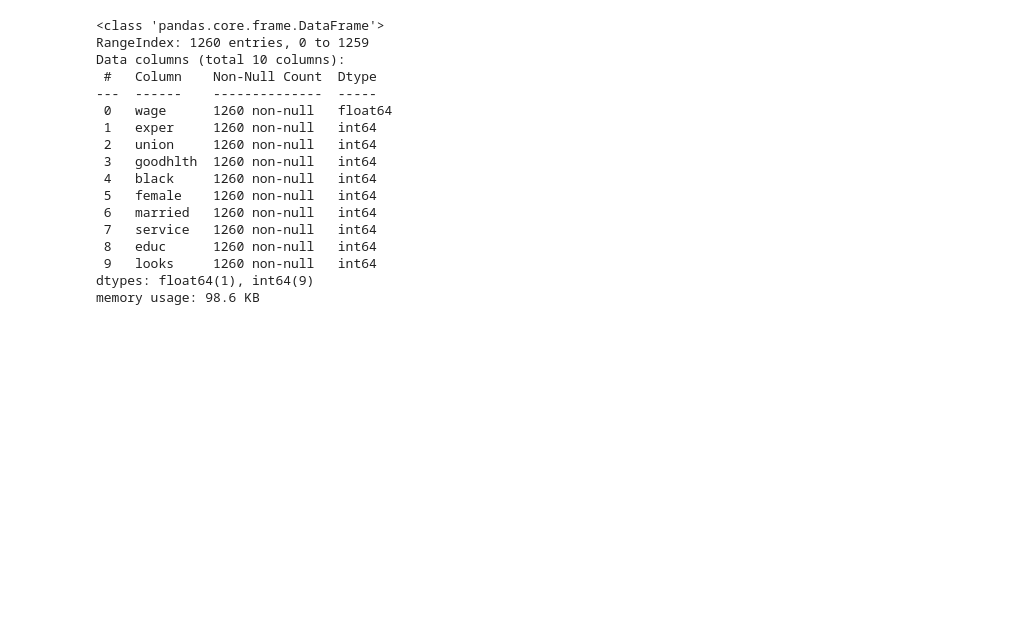
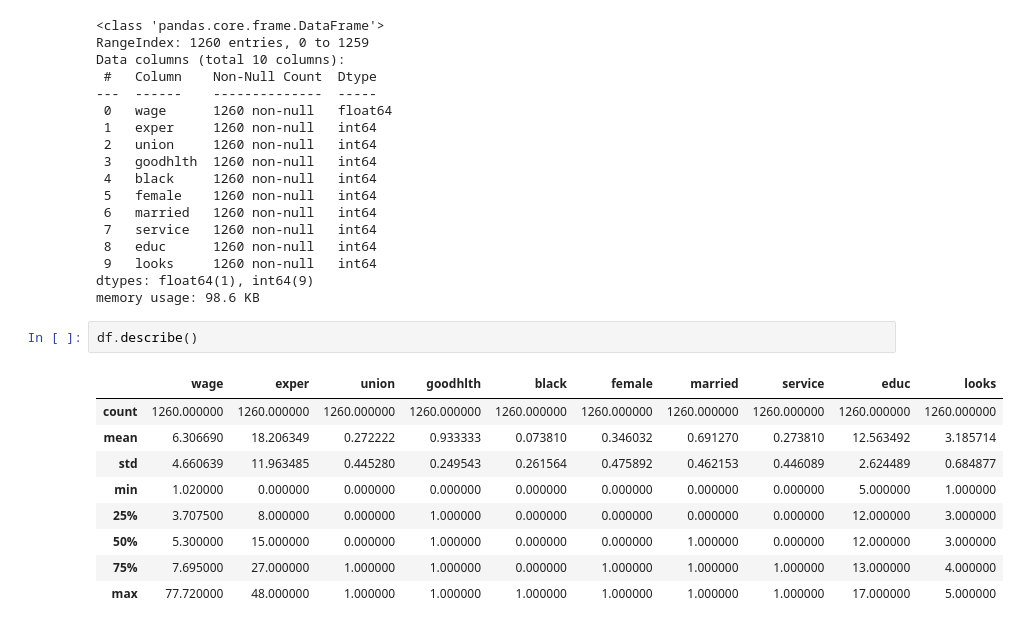
Before and after one commit to devlukedreamstage/mlcourse-ai, a Jupyter notebook: data-science/Pandas_1.ipynb, the cells around one changed output. Cells and saved outputs as stored; diff of their text form; blank space fills up the shorter version.

```diff
--- a/data-science/Pandas_1.ipynb
+++ b/data-science/Pandas_1.ipynb
@@ -54,3 +55,15 @@ Data columns (total 10 columns):
  9   looks     1260 non-null   int64
 dtypes: float64(1), int64(9)
 memory usage: 98.6 KB
+# %%
+df.describe()
+# %% [output]
+|  | wage | exper | union | goodhlth | black | female | married | service | educ | looks |
+| count | 1260.000000 | 1260.000000 | 1260.000000 | 1260.000000 | 1260.000000 | 1260.000000 | 1260.000000 | 1260.000000 | 1260.000000 | 1260.000000 |
+| mean | 6.306690 | 18.206349 | 0.272222 | 0.933333 | 0.073810 | 0.346032 | 0.691270 | 0.273810 | 12.563492 | 3.185714 |
+| std | 4.660639 | 11.963485 | 0.445280 | 0.249543 | 0.261564 | 0.475892 | 0.462153 | 0.446089 | 2.624489 | 0.684877 |
+| min | 1.020000 | 0.000000 | 0.000000 | 0.000000 | 0.000000 | 0.000000 | 0.000000 | 0.000000 | 5.000000 | 1.000000 |
+| 25% | 3.707500 | 8.000000 | 0.000000 | 1.000000 | 0.000000 | 0.000000 | 0.000000 | 0.000000 | 12.000000 | 3.000000 |
+| 50% | 5.300000 | 15.000000 | 0.000000 | 1.000000 | 0.000000 | 0.000000 | 1.000000 | 0.000000 | 12.000000 | 3.000000 |
+| 75% | 7.695000 | 27.000000 | 1.000000 | 1.000000 | 0.000000 | 1.000000 | 1.000000 | 1.000000 | 13.000000 | 4.000000 |
+| max | 77.720000 | 48.000000 | 1.000000 | 1.000000 | 1.000000 | 1.000000 | 1.000000 | 1.000000 | 17.000000 | 5.000000 |
```
Also changed, not shown: parts of 4 cells of this notebook, 1 other file.
